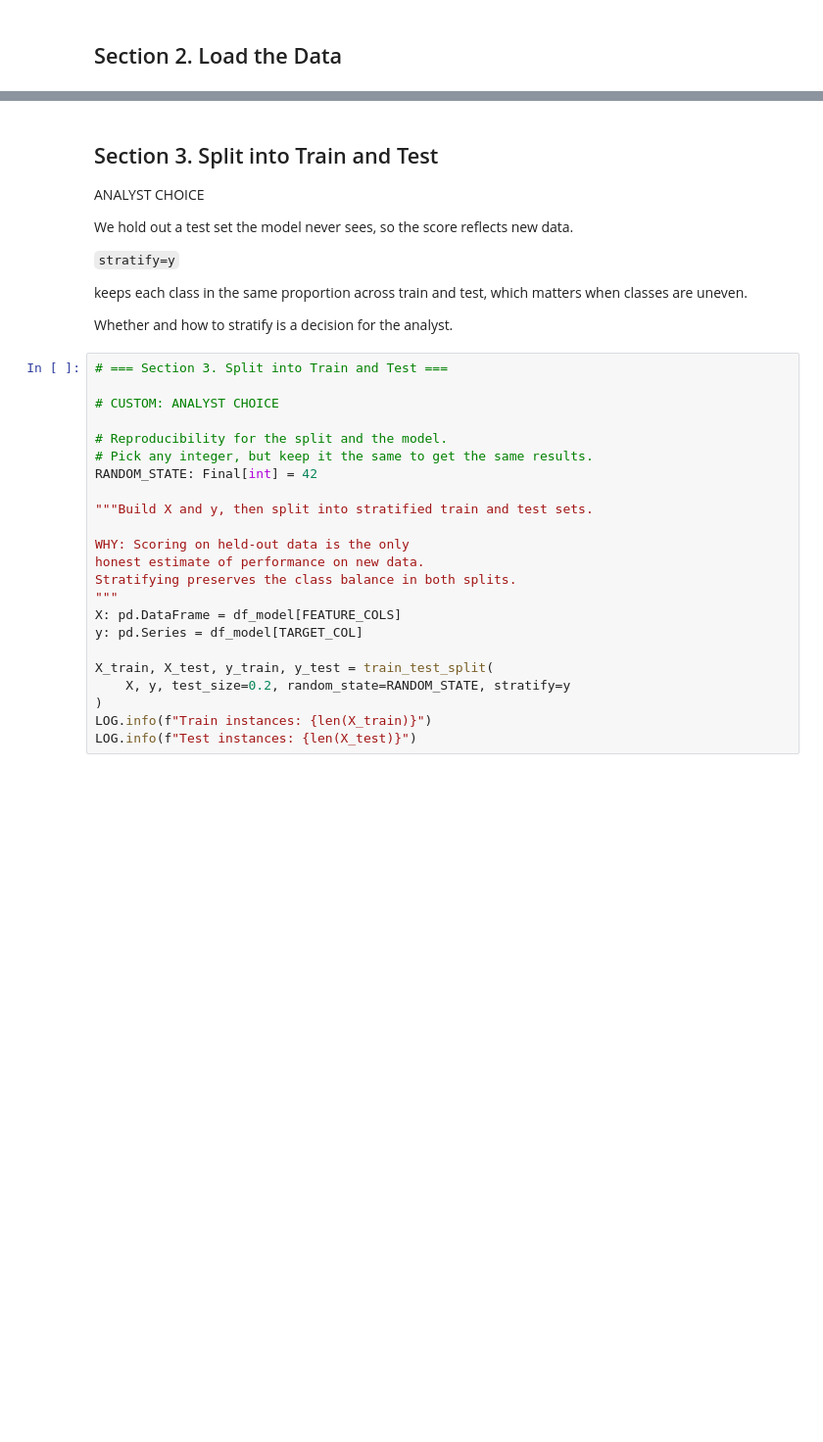
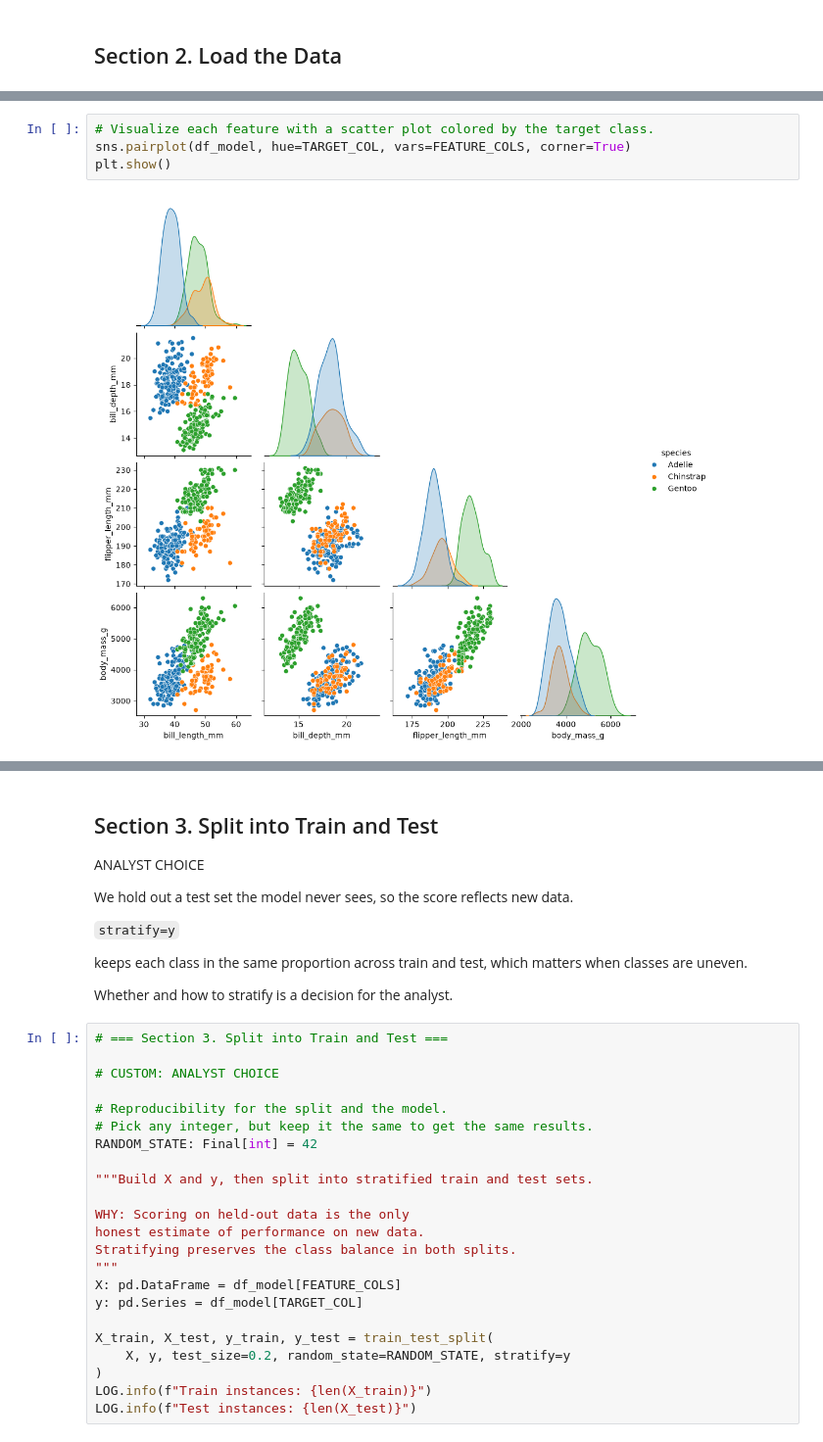
Before and after one commit to ajaneh/ml-03-classification, a Jupyter notebook: notebooks/ml_03_case.ipynb, the cells around one changed output, grey strips where cells are left out. Shown at 98% size. Drawn from its saved outputs; the diff is of its cells as text; blank space fills up the shorter version.

```diff
--- a/notebooks/ml_03_case.ipynb
+++ b/notebooks/ml_03_case.ipynb
@@ -204,3 +204,9 @@ Adelie       151
 Gentoo       123
 Chinstrap     68
 Name: count, dtype: int64
+# %%
+# Visualize each feature with a scatter plot colored by the target class.
+sns.pairplot(df_model, hue=TARGET_COL, vars=FEATURE_COLS, corner=True)
+plt.show()
+# %% [output]
+[figure, added]
```
Also changed, not shown: parts of 8 cells of this notebook, 4 other files.
